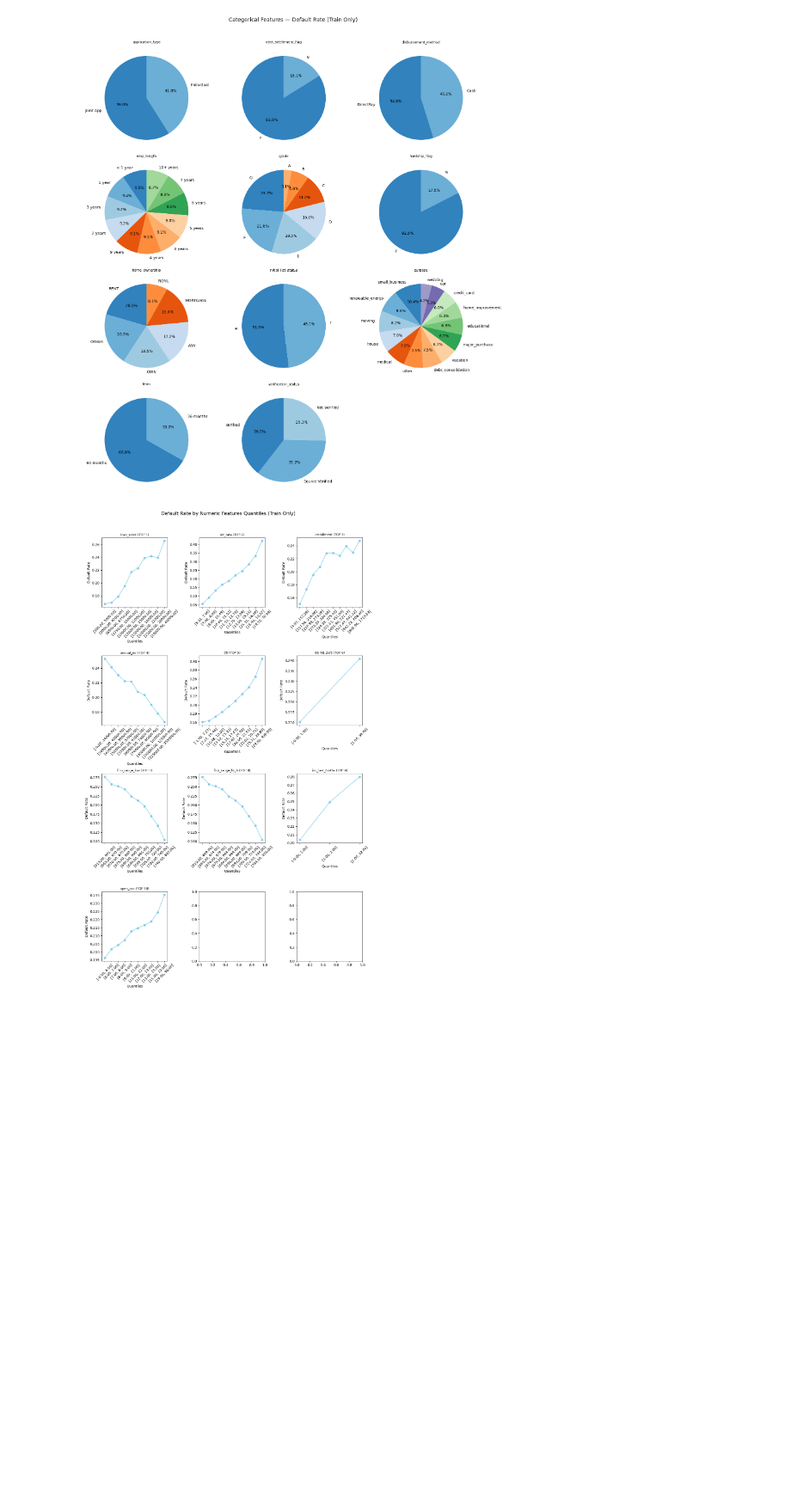
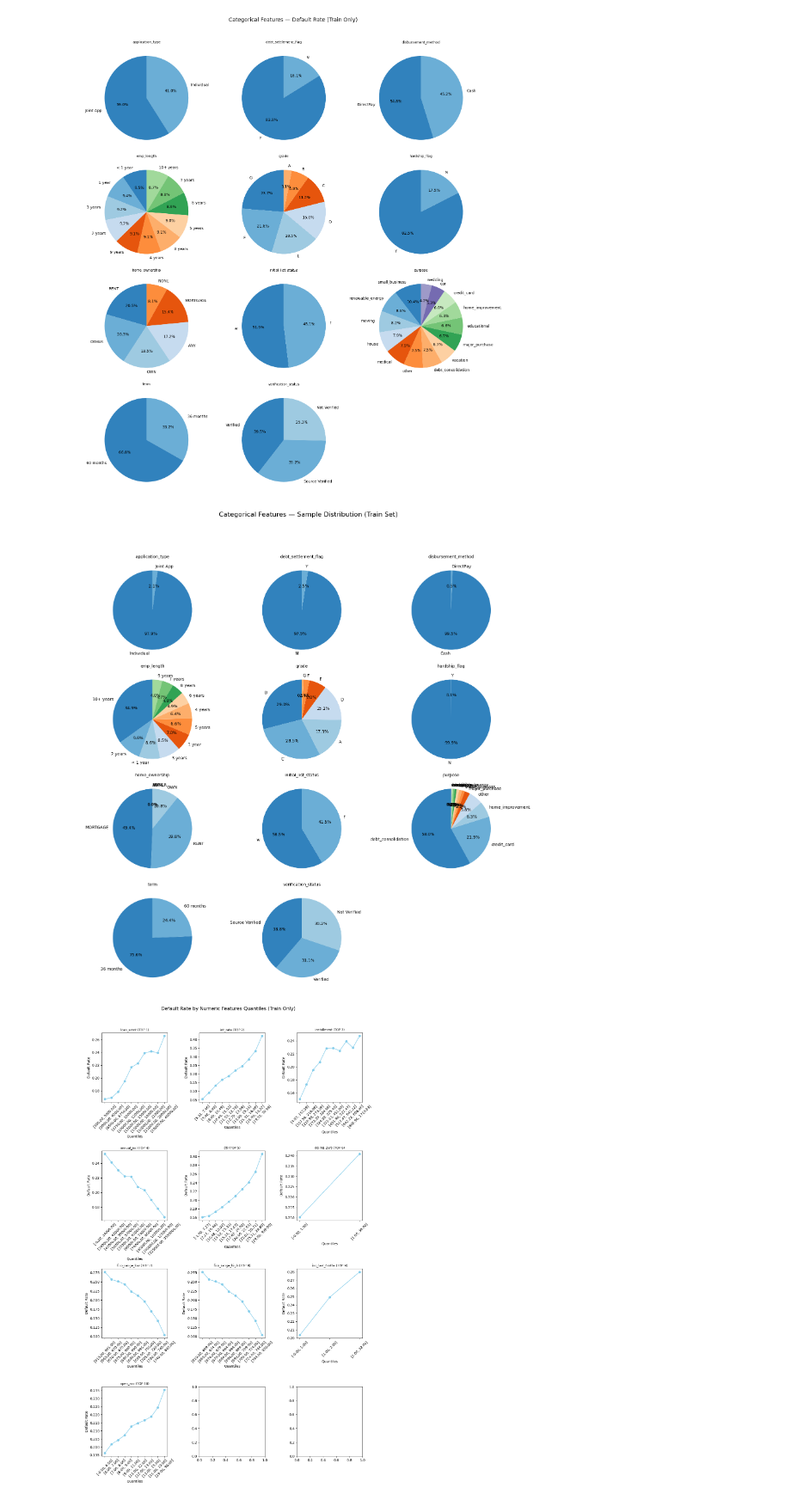
Before and after one commit to zcx-cora/Predictive-Credit-Scoring-Model, a Jupyter notebook: 1_EDA.ipynb, the cells around one changed output. Shown at 86% size. Saved outputs shown, nothing was run; the diff lists cells and outputs as text; code cells hidden in the pictures; blank space fills up the shorter version.

```diff
--- a/1_EDA.ipynb
+++ b/1_EDA.ipynb
@@ -145,6 +145,9 @@ for i, col in enumerate(cat_list):
     axes[i].tick_params(axis='x', labelrotation=45)
     plt.ylabel("Default Rate")
     plt.xticks(rotation=45, ha='right')
+    freq = vc.value_counts().head(MAX_LEVELS)
+    axes[i].pie(freq, labels=freq.index, autopct='%1.1f%%', startangle=90, colors=plt.cm.tab20c(np.arange(len(freq))))
+    axes[i].set_title(f"{col} Distribution", fontsize=10)
 
 # ignore empty subplots
 for j in range(i+1, len(axes)):
@@ -173,6 +176,43 @@ Source Verified    0.223037
 Not Verified       0.159846
 Name: default, dtype: float64
 [figure]
+# %%
+import matplotlib.pyplot as plt
+import numpy as np
+
+# maximum number of levels to display
+MAX_LEVELS = 20
+n_cols = 3
+
+# set up categorical features
+cat_cols = X_train.columns.difference(num_cols).tolist()
+cat_list = [col for col in cat_cols if X_train[col].nunique(dropna=True) < MAX_LEVELS and X_train[col].nunique() > 1]
+
+n_rows = int(np.ceil(len(cat_list) / n_cols))
+
+# create subplots for categorical features
+fig, axes = plt.subplots(n_rows, n_cols, figsize=(16, 4 * n_rows))
+axes = axes.flatten()
+fig.suptitle("Categorical Features — Sample Distribution (Train Set)", fontsize=16, y=1.02)
+
+for i, col in enumerate(cat_list):
+    ax = axes[i]
+
+    # get the frequency of each category
+    freq = train_df[col].astype('object').value_counts().head(MAX_LEVELS)
+
+    # bar plot for frequency distribution
+    ax.pie(freq, labels=freq.index, autopct='%1.1f%%', startangle=90, colors=plt.cm.tab20c(np.arange(len(freq))))
+    ax.set_title(f"{col}", fontsize=10)
+
+# close empty subplots
+for j in range(i + 1, len(axes)):
+    axes[j].axis('off')
+
+plt.tight_layout(rect=[0, 0, 1, 0.96])
+plt.show()
+# %% [output]
+[figure, added]
 # %%
 # quantile analysis for numeric features
 TOP_Q = 10
```
Also changed, not shown: parts of 1 cell of this notebook.
